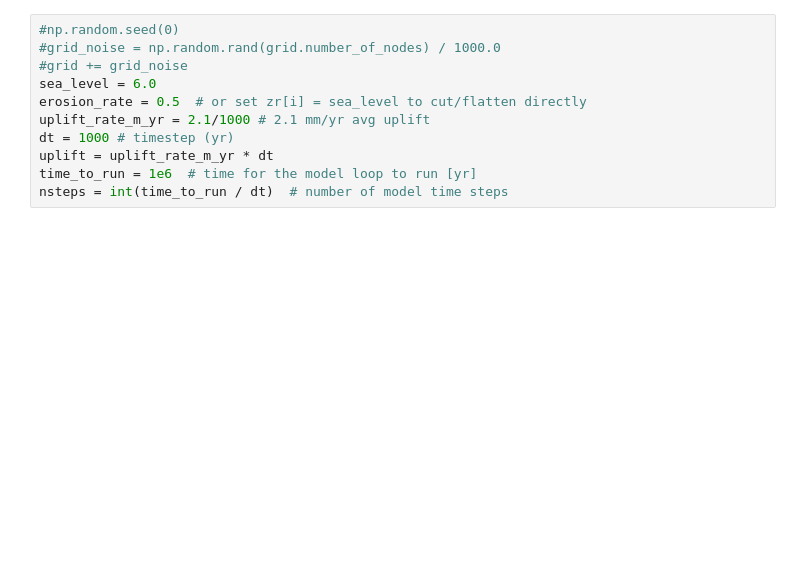
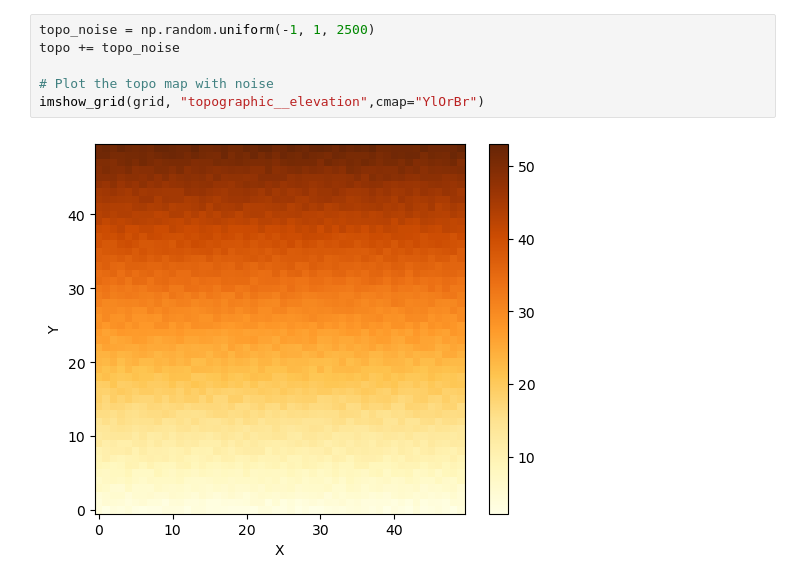
Before and after one commit to csdms-espin/2026_Marine_Platforms, a Jupyter notebook: 1DGridUpliftandSeaLevel.ipynb, the cells around one changed output. Saved outputs shown, nothing was run; the diff lists cells and outputs as text; blank space fills up the shorter version.

```diff
--- a/1DGridUpliftandSeaLevel.ipynb
+++ b/1DGridUpliftandSeaLevel.ipynb
@@ -32,11 +28,8 @@ imshow_grid(grid, "topographic__elevation",cmap="YlOrBr")
 # %%
-#np.random.seed(0)
-#grid_noise = np.random.rand(grid.number_of_nodes) / 1000.0
-#grid += grid_noise
-sea_level = 6.0
-erosion_rate = 0.5  # or set zr[i] = sea_level to cut/flatten directly
-uplift_rate_m_yr = 2.1/1000 # 2.1 mm/yr avg uplift
-dt = 1000 # timestep (yr)
-uplift = uplift_rate_m_yr * dt
-time_to_run = 1e6  # time for the model loop to run [yr]
-nsteps = int(time_to_run / dt)  # number of model time steps
+topo_noise = np.random.uniform(-1, 1, 2500)
+topo += topo_noise
+
+# Plot the topo map with noise
+imshow_grid(grid, "topographic__elevation",cmap="YlOrBr")
+# %% [output]
+[figure, added]
```
Also changed, not shown: parts of 8 cells of this notebook.
